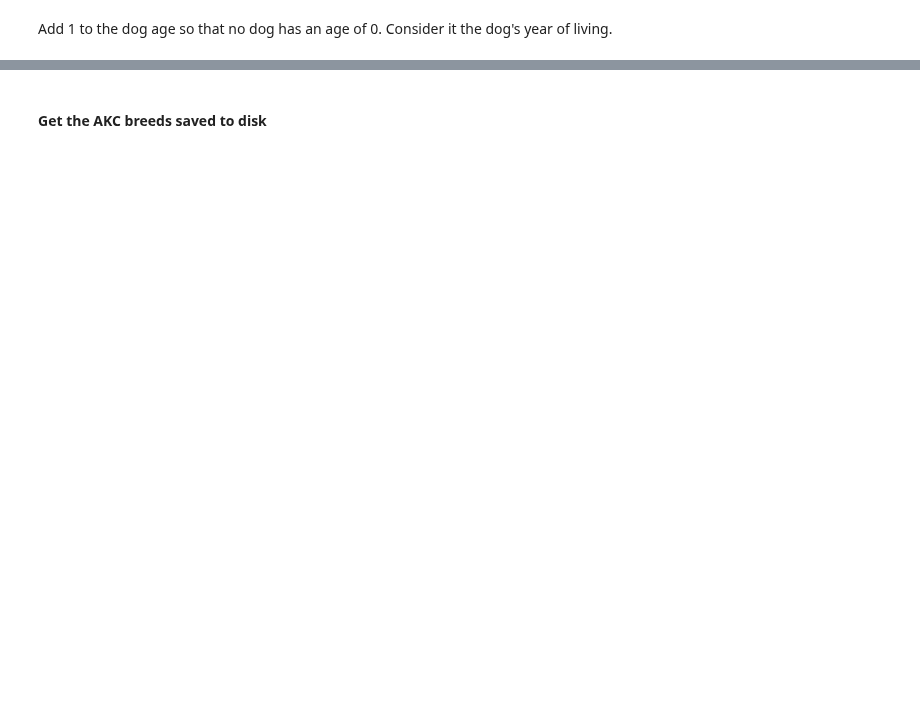
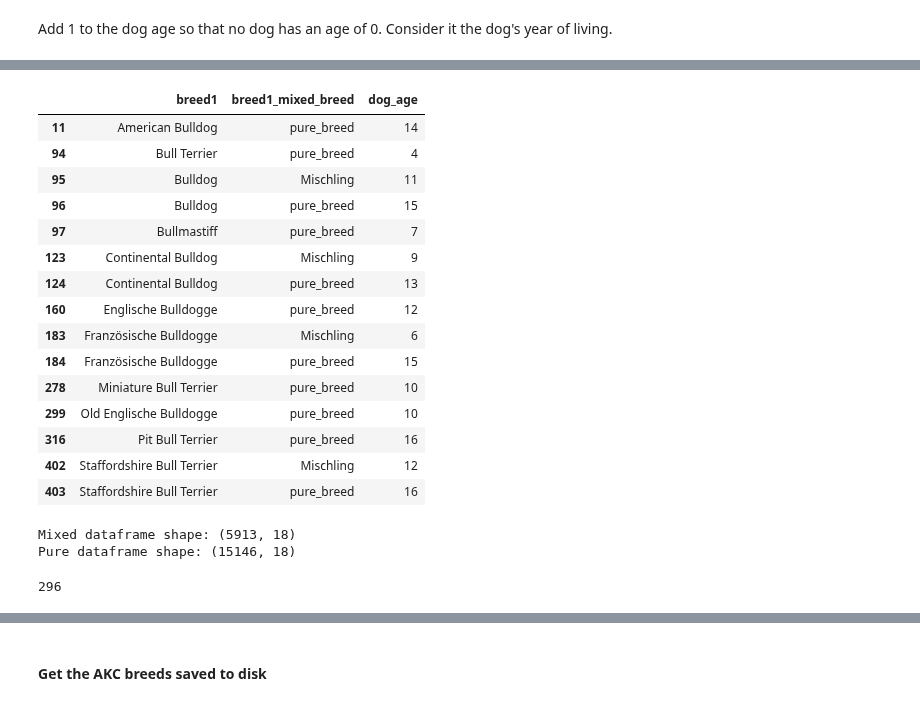
Before and after one commit to jonnross88/Springboard, a Jupyter notebook: u20_data_storytelling/dogs_of_zurich.ipynb, the cells around one changed output, grey strips where cells are left out. Saved outputs shown, nothing was run; the diff lists cells and outputs as text; code cells hidden in the pictures; blank space fills up the shorter version.

```diff
--- a/u20_data_storytelling/dogs_of_zurich.ipynb
+++ b/u20_data_storytelling/dogs_of_zurich.ipynb
@@ -251,4 +396,22 @@ Add 1 to the dog age so that no dog has an age of 0. Consider it the dog's year
 dog_owner_df["dog_age"] = (
     dog_owner_df["roster"].astype(int) - dog_owner_df["dog_year_of_birth"] + 1
 )
+
+
+def dog_stage(age):
+    """Function to categorize dog's age into stages"""
+    if age <= 3:
+        return "puppy"
+
+    elif age <= 8:
+        return "adult"
+    elif age > 8:
+        return "senior"
+    else:
+        return "no age given"
+
+
+dog_owner_df["dog_stage"] = dog_owner_df["dog_age"].apply(dog_stage)
 dog_owner_df.sample(3)
+# dog_owner_df[dog_owner_df["owner_id"] == 135329]
+dog_owner_df.groupby(["dog_stage", "roster"])["dog_stage"].count()
@@ -256,0 +430,46 @@ dog_owner_df["dog_age"].describe()
+# %%
+query_breed = r"bull"
+breed_age_max_df = dog_owner_df.groupby(
+    ["breed1", "breed1_mixed_breed"], as_index=False, sort=True
+)["dog_age"].max()
+breed_age_max_df[
+    breed_age_max_df["breed1"].str.contains(query_breed, regex=True, case=False)
+]
+# %% [output]
+|  | breed1 | breed1_mixed_breed | dog_age |
+| 11 | American Bulldog | pure_breed | 14 |
+| 94 | Bull Terrier | pure_breed | 4 |
+| 95 | Bulldog | Mischling | 11 |
+| 96 | Bulldog | pure_breed | 15 |
+| 97 | Bullmastiff | pure_breed | 7 |
+| 123 | Continental Bulldog | Mischling | 9 |
+| 124 | Continental Bulldog | pure_breed | 13 |
+| 160 | Englische Bulldogge | pure_breed | 12 |
+| 183 | Französische Bulldogge | Mischling | 6 |
+| 184 | Französische Bulldogge | pure_breed | 15 |
+| 278 | Miniature Bull Terrier | pure_breed | 10 |
+| 299 | Old Englische Bulldogge | pure_breed | 10 |
+| 316 | Pit Bull Terrier | pure_breed | 16 |
+| 402 | Staffordshire Bull Terrier | Mischling | 12 |
+| 403 | Staffordshire Bull Terrier | pure_breed | 16 |
+# %%
+# get the breeds for which there is a mixed breed but no pure breed
+mixed_df = dog_owner_df[dog_owner_df["breed1_mixed_breed"] == "Mischling"]
+print(f"Mixed dataframe shape: {mixed_df.shape}")
+
+pure_df = dog_owner_df[dog_owner_df["breed1_mixed_breed"] == "pure_breed"]
+print(f"Pure dataframe shape: {pure_df.shape}")
+
+mixed_breeds = set(
+    dog_owner_df[dog_owner_df["breed1_mixed_breed"] == "Mischling"]["breed1"].values
+)
+pure_breeds = set(
+    dog_owner_df[dog_owner_df["breed1_mixed_breed"] == "pure_breed"]["breed1"].values
+)
+mixed_breeds - pure_breeds
+len(mixed_breeds)
+len(pure_breeds)
+# %% [output]
+Mixed dataframe shape: (5913, 18)
+Pure dataframe shape: (15146, 18)
+296
```
Also changed, not shown: parts of 59 cells of this notebook, 7 other files.
